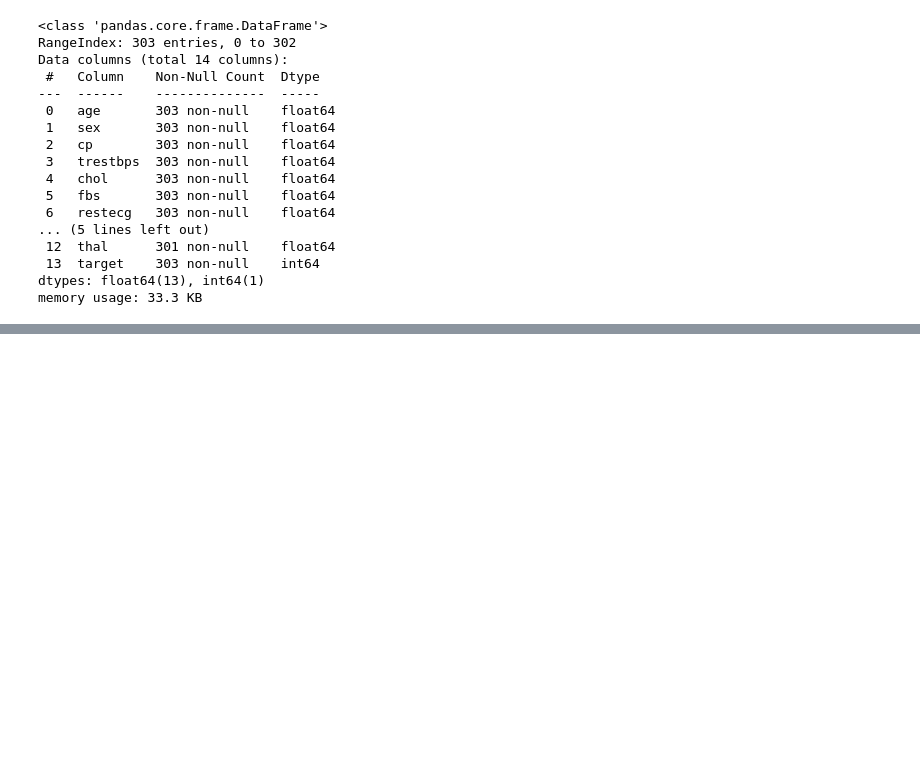
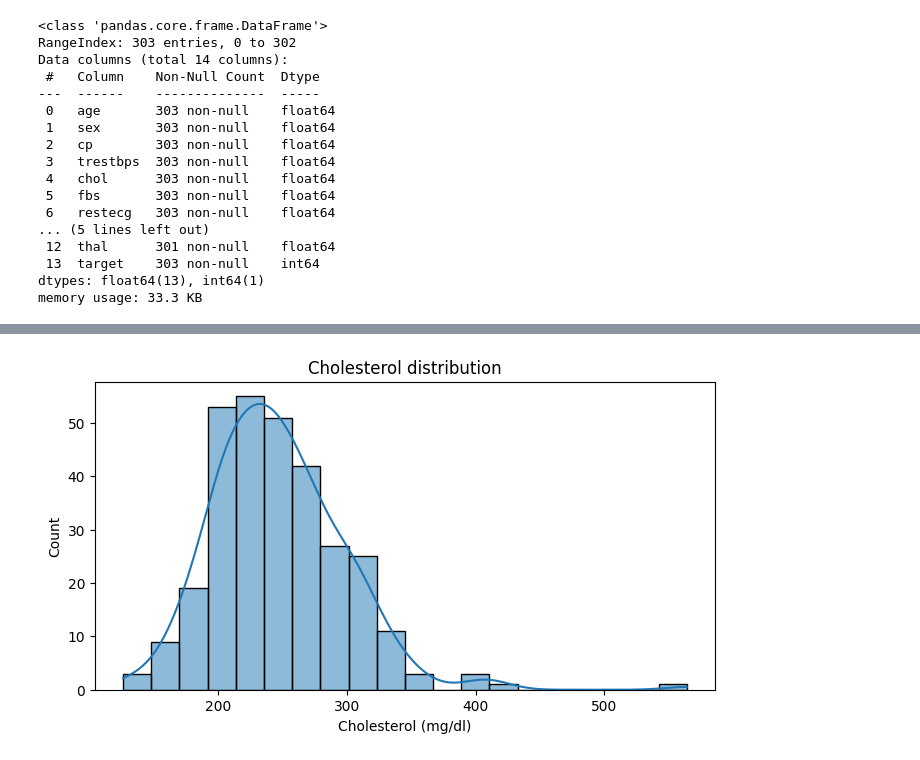
Before and after one commit to pilucha06/heart-disease-clustering, a Jupyter notebook: notebook.ipynb, the cells around one changed output, grey strips where cells are left out. Drawn from its saved outputs; the diff is of its cells as text; code cells hidden in the pictures; blank space fills up the shorter version.

```diff
--- a/notebook.ipynb
+++ b/notebook.ipynb
@@ -54,0 +67,9 @@ df.describe()
+# %%
+plt.figure(figsize=(8, 4))
+sns.histplot(df['chol'], bins=20, kde=True)
+plt.title('Cholesterol distribution')
+plt.xlabel('Cholesterol (mg/dl)')
+plt.ylabel('Count')
+plt.show()
+# %% [output]
+[figure, added]
```
Also changed, not shown: parts of 4 cells of this notebook.
